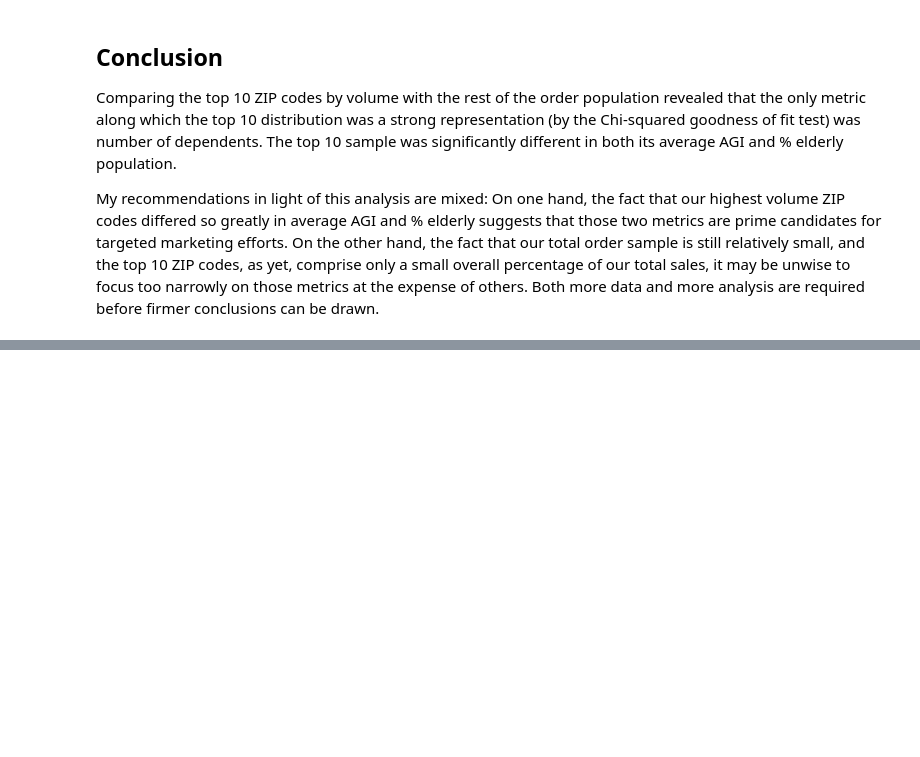
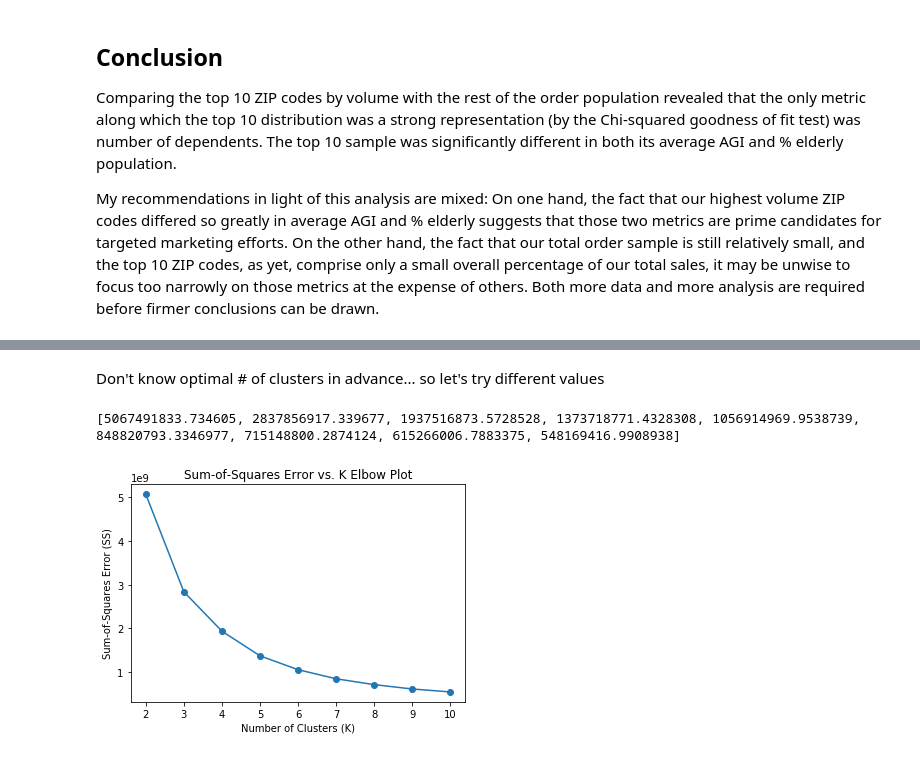
Before and after one commit to ealong/Springboard-Capstone1, a Jupyter notebook: capstone1.ipynb, the cells around one changed output, grey strips where cells are left out. Cells and saved outputs as stored; diff of their text form; code cells hidden in the pictures; blank space fills up the shorter version.

```diff
--- a/capstone1.ipynb
+++ b/capstone1.ipynb
@@ -698,0 +722,4 @@ My recommendations in light of this analysis are mixed: On one hand, the fact th
+# %%
+cluster_df = new_amzn_df.merge(joint_grouped.reset_index(), left_on='ship-postal-code', right_on='zipcode')
+cluster_df = cluster_df[['amazon-order-id', 'item-price', 'N1', 'avg_AGI', 'NUMDEP', '%_elderly']]
+cluster_df.head()
@@ -698,0 +733,3 @@ My recommendations in light of this analysis are mixed: On one hand, the fact th
+# %%
+cluster_matrix = cluster_df.values[:,1:]
+print(cluster_matrix)
@@ -698,0 +754,21 @@ My recommendations in light of this analysis are mixed: On one hand, the fact th
+# %% [markdown]
+Don't know optimal # of clusters in advance... so let's try different values
+# %%
+def getKMeansSS(arr, n_clusters):
+    km = KMeans(n_clusters=n_clusters).fit(arr)
+    return km.inertia_
+# %%
+SS_list = []
+for n in range(2, 11):
+    SS_list.append(getKMeansSS(cluster_matrix, n))
+print(SS_list)
+# %% [output]
+[5067491833.734605, 2837856917.339677, 1937516873.5728528, 1373718771.4328308, 1056914969.9538739, 848820793.3346977, 715148800.2874124, 615266006.7883375, 548169416.9908938]
+# %%
+plt.plot(range(2,11), SS_list, '-o')
+plt.xlabel('Number of Clusters (K)')
+plt.ylabel('Sum-of-Squares Error (SS)')
+plt.title('Sum-of-Squares Error vs. K Elbow Plot')
+plt.show() #K=4?
+# %% [output]
+[figure, added]
```
Also changed, not shown: parts of 25 cells of this notebook.
